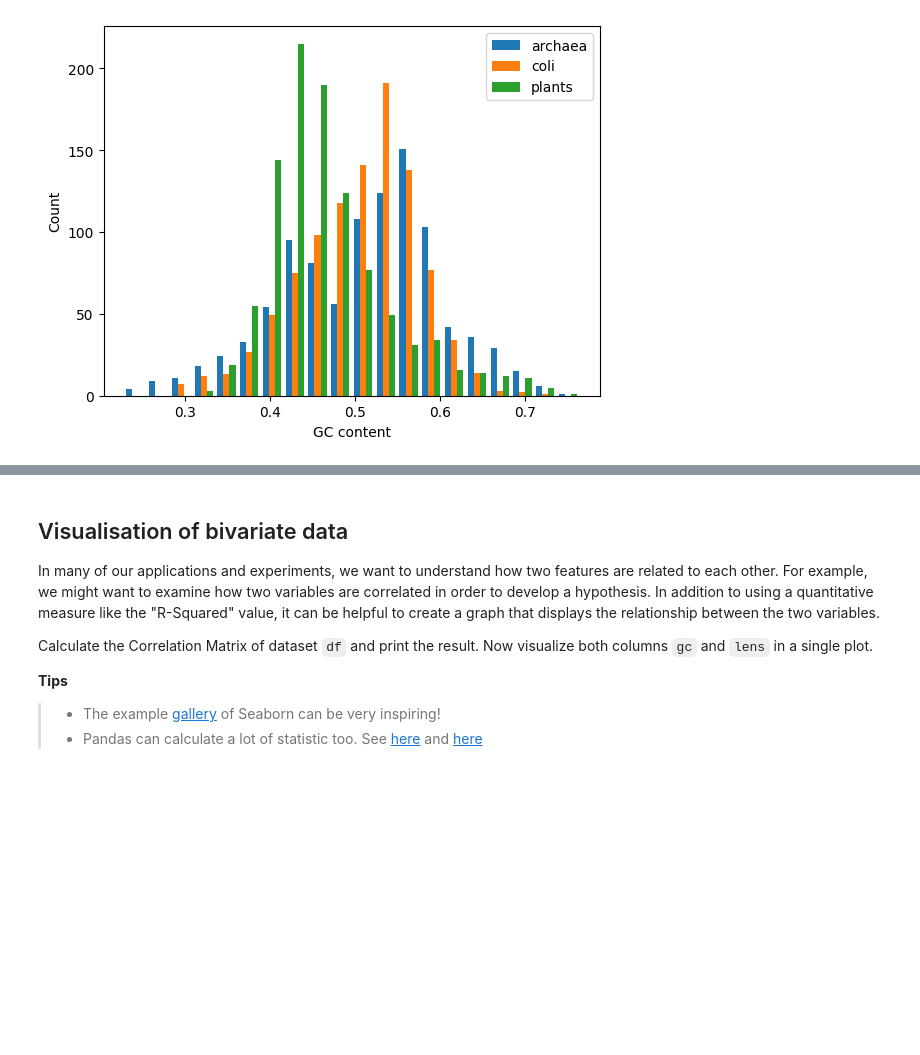
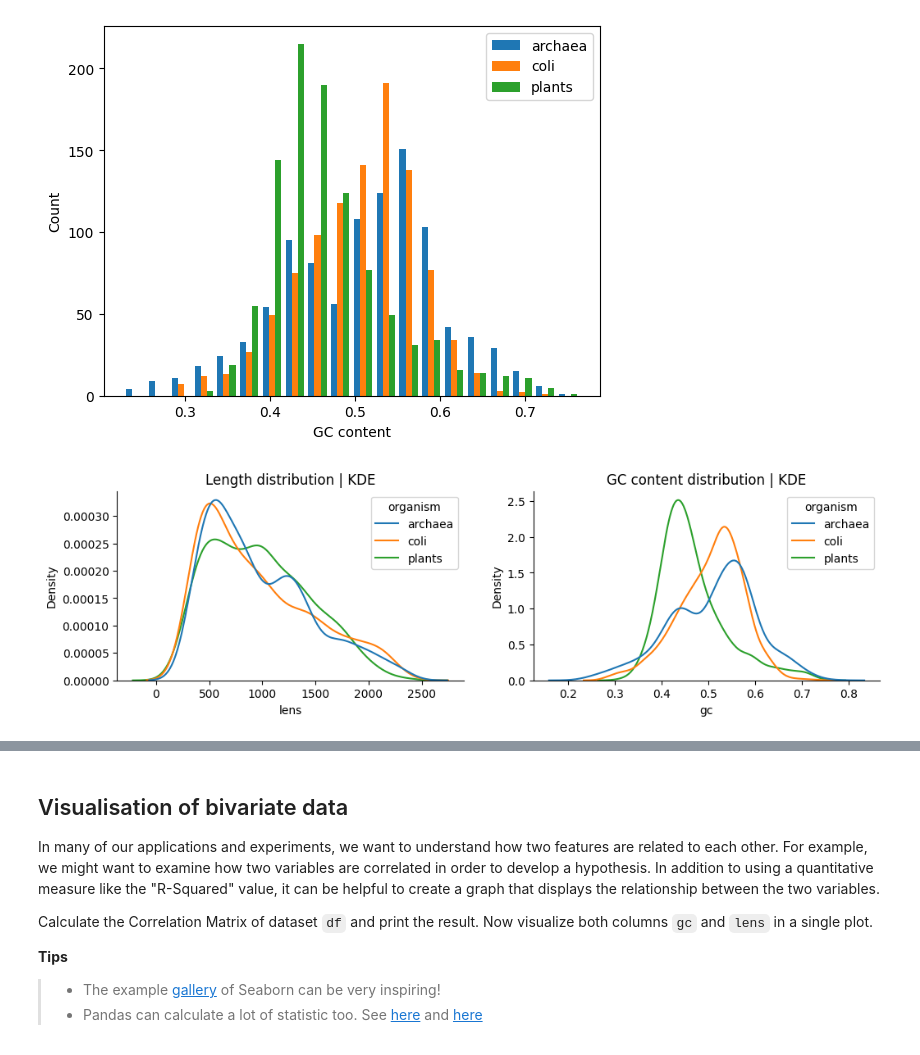
Before and after one commit to AnnaIPC/Python, a Jupyter notebook: exercises/Exercise004.ipynb, the cells around one changed output, grey strips where cells are left out. Cells and saved outputs as stored; diff of their text form; code cells hidden in the pictures; blank space fills up the shorter version.

```diff
--- a/exercises/Exercise004.ipynb
+++ b/exercises/Exercise004.ipynb
@@ -190,3 +190,17 @@ plt.ylabel('Count')
 # %% [output]
 Text(0, 0.5, 'Count')
 [figure]
+# %%
+# Using seaborn
+f, ax = plt.subplots(1, 2, figsize=(12, 3)) # plot two plots in 1 raw, but 2 columns
+#figsize=(10, 4) (width, height)
+
+lens = sns.kdeplot(data=df, x="lens", hue="organism", ax=ax[0]) # ax=ax[0] plot it in the first column
+gc = sns.kdeplot(data=df, x="gc", hue="organism", ax=ax[1])
+
+lens.set_title("Length distribution | KDE")
+gc.set_title("GC content distribution | KDE")
+
+sns.despine()
+# %% [output]
+[figure, added]
```
Also changed, not shown: parts of 3 cells of this notebook.
